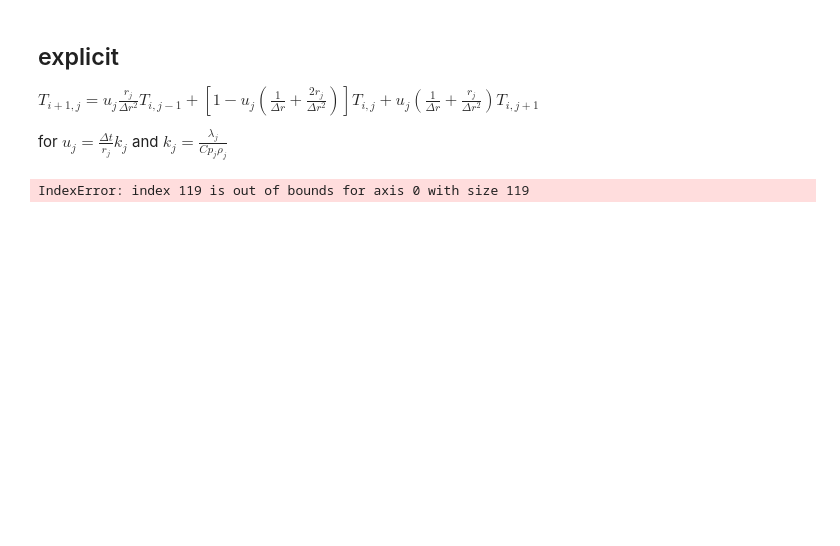
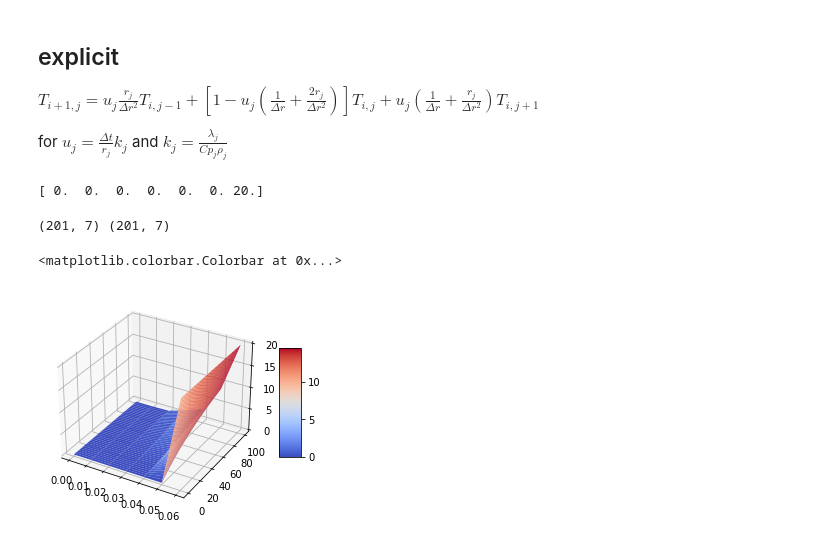
Before and after one commit to Ljcordey/Numerik-praktikum, a Jupyter notebook: projekt-numerik.ipynb, the cells around one changed output. Drawn from its saved outputs; the diff is of its cells as text; code cells hidden in the pictures; blank space fills up the shorter version.

```diff
--- a/projekt-numerik.ipynb
+++ b/projekt-numerik.ipynb
@@ -10,7 +11,7 @@ import constants as cst
 # delta's discretisation
 
 delta_t = 0.5
-delta_r = 0.5
+delta_r = 0.01
 n = 4
 
 def t_i(i):
@@ -116,27 +84,47 @@ $T_{i+1,j} = u_j \frac{r_j}{\Delta r^2}T_{i,j-1} + [1-u_j(\frac{1}{\Delta r} + \
 for $u_j = \frac{\Delta t}{r_j}k_j$ and $k_j = \frac{\lambda _j}{Cp_{j} \rho _j}$
 # %%
 
-T = np.empty([n-1,n-1])
 
+T = np.zeros([time+1,n+1])
+T[0, :] = 0
+T[0, n] = Gt
+
+print(T[0,:])
 
 for i in range(0,time):
-    for j in range (1,n-1):
 
-        k_j = Lambda(j) / (c_p(j)*rho(j))
-        u_j = (delta_t*k_j) / r_j(j)
+    T[i][n] = Gt
 
-        #boundary case where we have to evaluate Ti,j-1 where j-1 = 0
-        if i == 0:
-            A,B,C = 0,0,0
-        else:
-            A = T[i][j-1]
-            B = T[i][j]
-        #boundary case where we have to evaluate Ti,j+1 where j+1 = R
-        if j+1 == n-1:
-            C = Gt
-        else:
-            C = T[i][j+1]
+    for j in range(1,n):
 
-        T[i][j] = u_j*r_j(j)/(delta_r**2)*A + (1-u_j*(1/delta_r + 2*r_j(j)/delta_r**2))*B + u_j*(1/delta_r + r_j(j)/delta_r**2)*C
+        r = r_j(j)
+        k_j = Lambda(r) / (c_p(r)*rho(r))
+        u_j = (delta_t*k_j) / r
+
+        A = T[i][j-1]
+        B = T[i][j]
+        C = T[i][j+1]
+
+        T[i+1][j] = u_j*r/(delta_r**2)*A + (1-u_j*(1/delta_r + 2*r/delta_r**2))*B + u_j*(1/delta_r + r/delta_r**2)*C
+
+    T[i+1, 0] = T[i+1, 1]
+    T[i+1, n] = Gt
 # %% [output]
-IndexError: index 119 is out of bounds for axis 0 with size 119
+[ 0.  0.  0.  0.  0.  0. 20.]
+# %%
+from matplotlib import cm
+# Graphische Darstellung
+x = np.array(range(n+1))*delta_r
+t = np.array(range(time+1))*delta_t
+
+xA, tA = np.meshgrid(x, t)
+print(tA.shape, xA.shape)
+
+# Plot the surface.
+fig, ax = plt.subplots(subplot_kw={"projection": "3d"}, num=1)
+surf = ax.plot_surface(xA, tA, T,cmap=cm.coolwarm)
+fig.colorbar(surf, shrink=0.5, aspect=5)
+# %% [output]
+(201, 7) (201, 7)
+<matplotlib.colorbar.Colorbar at 0x...>
+[figure, added]
```
Also changed, not shown: parts of 9 cells of this notebook, 2 other files.
